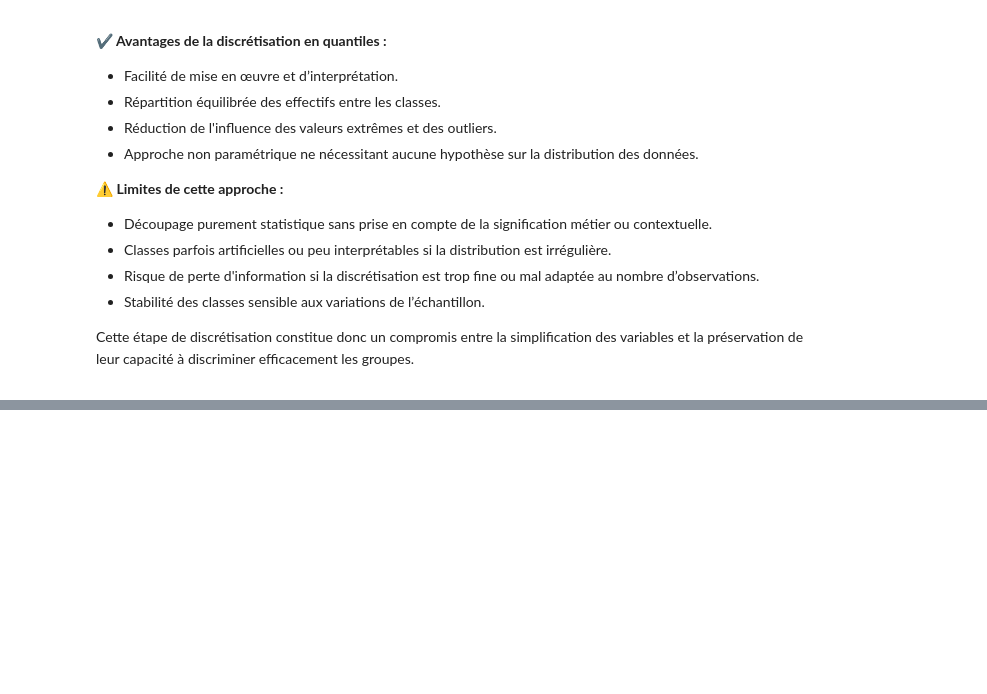
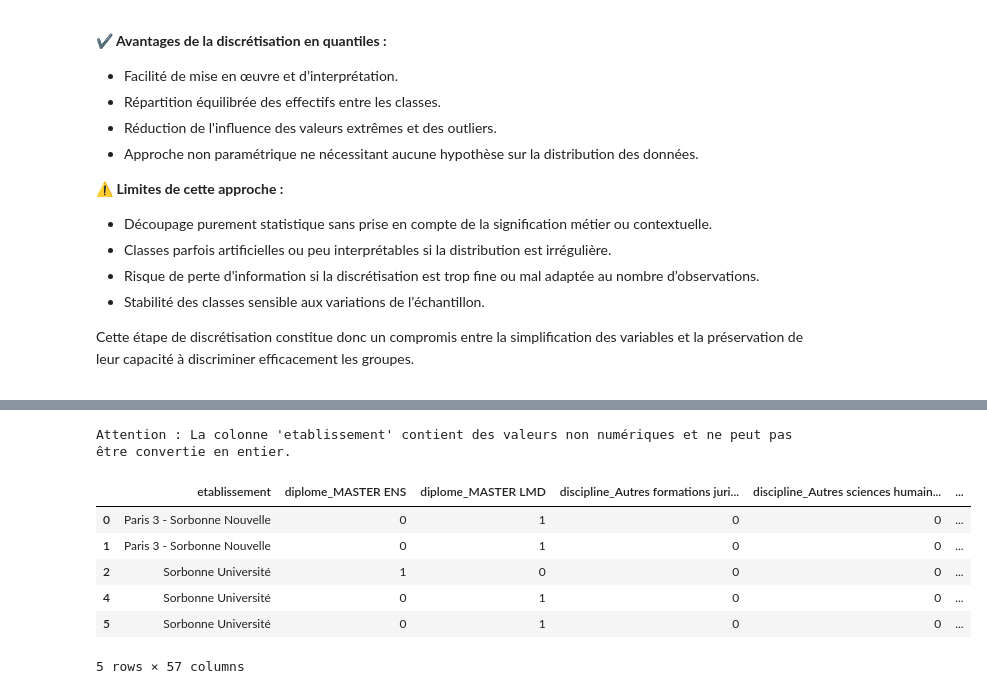
Before and after one commit to aduayom/afd-universites-france, a Jupyter notebook: main.ipynb, the cells around one changed output, grey strips where cells are left out. Saved outputs shown, nothing was run; the diff lists cells and outputs as text; code cells hidden in the pictures; blank space fills up the shorter version.

```diff
--- a/main.ipynb
+++ b/main.ipynb
@@ -195,0 +222,26 @@ display(data_categorise.head())
+# %%
+# Specify the columns to be one-hot encoded
+colonnes_a_encoder = [col for col in colonnes_categorielles if col != 'etablissement']
+
+# Apply one-hot encoding to the specified columns
+data_encoded = pd.get_dummies(data_categorise, columns=colonnes_a_encoder, prefix_sep='_')
+# Convert the encoded DataFrame to integer type to have binary values (0 and 1)
+# Note: This step is optional, as get_dummies already creates binary columns
+for col in data_encoded.columns:
+    if data_encoded[col].dtype not in [np.int64, np.float64, 'bool']:
+        print(f"Attention : La colonne '{col}' contient des valeurs non numériques et ne peut pas être convertie en entier.")
+
+# Si vous voulez convertir uniquement les colonnes booléennes en entiers (0 et 1)
+data_encoded = data_encoded.astype({col: int for col in data_encoded.select_dtypes(include=['bool']).columns})
+
+# Afficher un aperçu des données encodées après correction
+display(data_encoded.head())
+# %% [output]
+Attention : La colonne 'etablissement' contient des valeurs non numériques et ne peut pas être convertie en entier.
+|  | etablissement | diplome_MASTER ENS | diplome_MASTER LMD | discipline_Autres formations juri... | discipline_Autres sciences humain... | ... |
+| 0 | Paris 3 - Sorbonne Nouvelle | 0 | 1 | 0 | 0 | ... |
+| 1 | Paris 3 - Sorbonne Nouvelle | 0 | 1 | 0 | 0 | ... |
+| 2 | Sorbonne Université | 1 | 0 | 0 | 0 | ... |
+| 4 | Sorbonne Université | 0 | 1 | 0 | 0 | ... |
+| 5 | Sorbonne Université | 0 | 1 | 0 | 0 | ... |
+5 rows × 57 columns
```
Also changed, not shown: parts of 4 cells of this notebook.
